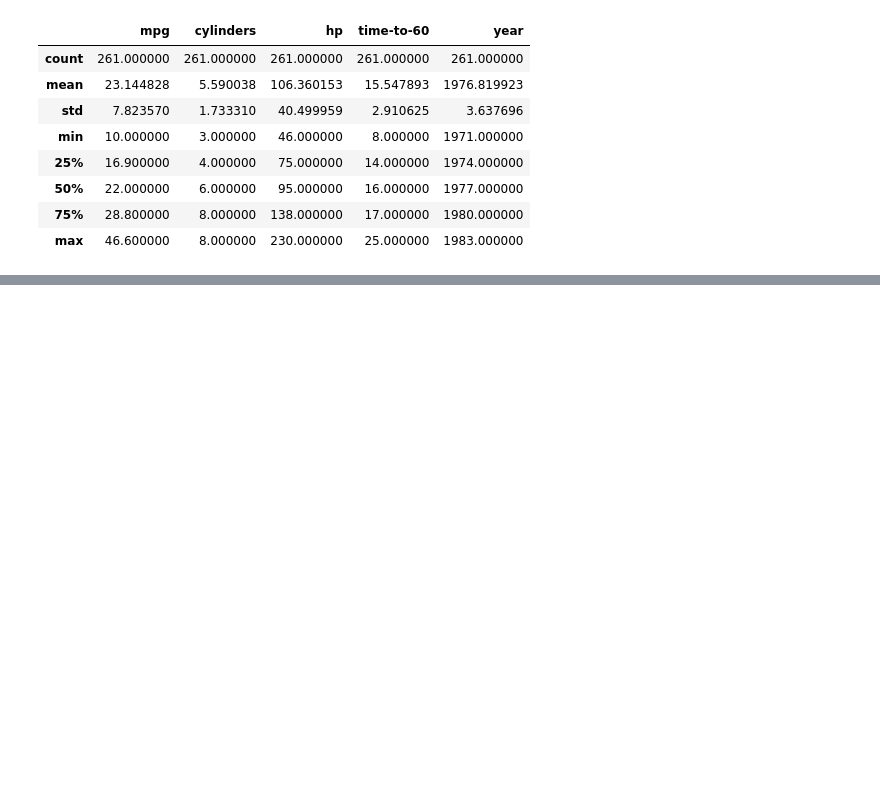
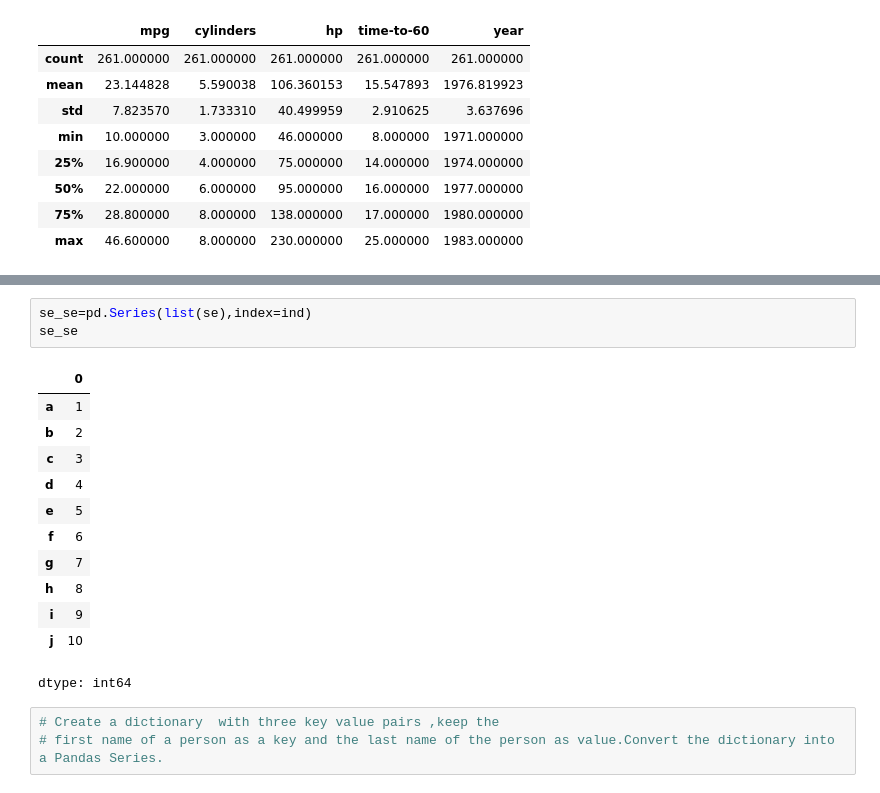
Before and after one commit to HarshaPriya03/PythonLearning, a Jupyter notebook: Pandas_18_01_2026.ipynb, the cells around one changed output, grey strips where cells are left out. Cells and saved outputs as stored; diff of their text form; blank space fills up the shorter version.

```diff
--- a/Pandas_18_01_2026.ipynb
+++ b/Pandas_18_01_2026.ipynb
@@ -652,0 +694,19 @@ df.describe()
+# %%
+se_se=pd.Series(list(se),index=ind)
+se_se
+# %% [output]
+|  | 0 |
+| a | 1 |
+| b | 2 |
+| c | 3 |
+| d | 4 |
+| e | 5 |
+| f | 6 |
+| g | 7 |
+| h | 8 |
+| i | 9 |
+| j | 10 |
+dtype: int64
+# %%
+# Create a dictionary  with three key value pairs ,keep the
+# first name of a person as a key and the last name of the person as value.Convert the dictionary into a Pandas Series.
```
Also changed, not shown: parts of 26 cells of this notebook.
